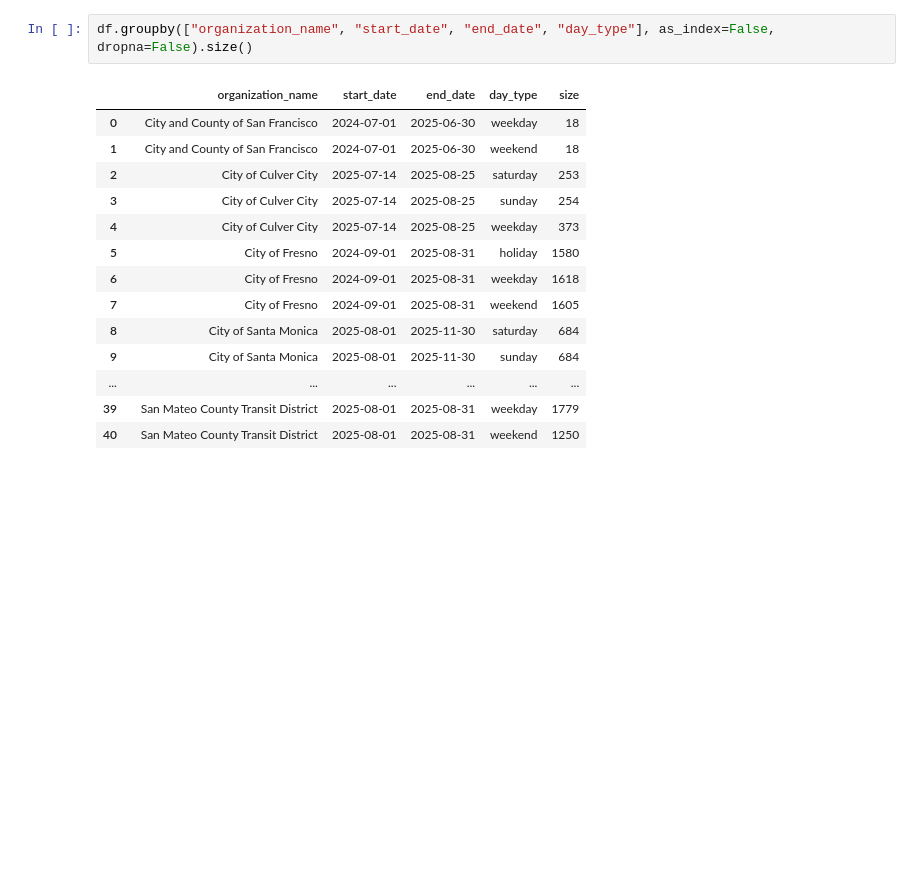
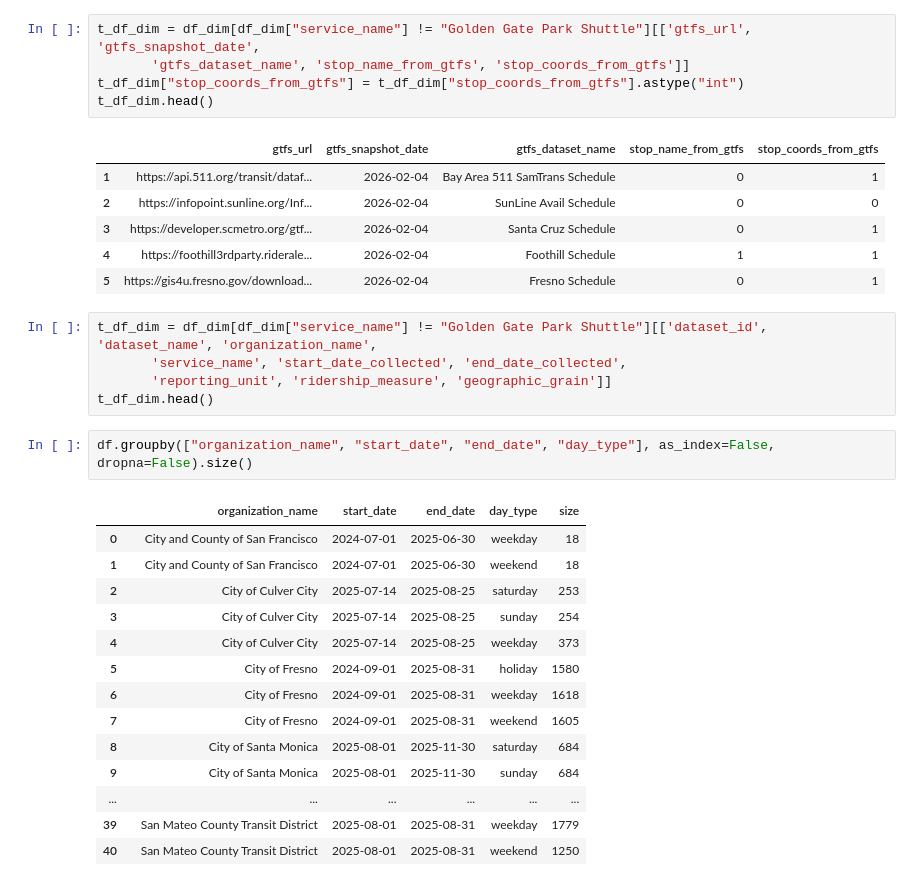
Before and after one commit to cal-itp/transit-ridership-analytics, a Jupyter notebook: quality check.ipynb, the cells around one changed output. Cells and saved outputs as stored; diff of their text form; blank space fills up the shorter version.

```diff
--- a/quality check.ipynb
+++ b/quality check.ipynb
@@ -18,3 +74,20 @@ df.head()
+# %%
+t_df_dim = df_dim[df_dim["service_name"] != "Golden Gate Park Shuttle"][['gtfs_url', 'gtfs_snapshot_date',
+       'gtfs_dataset_name', 'stop_name_from_gtfs', 'stop_coords_from_gtfs']]
+t_df_dim["stop_coords_from_gtfs"] = t_df_dim["stop_coords_from_gtfs"].astype("int")
+t_df_dim.head()
+# %% [output]
+|  | gtfs_url | gtfs_snapshot_date | gtfs_dataset_name | stop_name_from_gtfs | stop_coords_from_gtfs |
+| 1 | https://api.511.org/transit/dataf... | 2026-02-04 | Bay Area 511 SamTrans Schedule | 0 | 1 |
+| 2 | https://infopoint.sunline.org/Inf... | 2026-02-04 | SunLine Avail Schedule | 0 | 0 |
+| 3 | https://developer.scmetro.org/gtf... | 2026-02-04 | Santa Cruz Schedule | 0 | 1 |
+| 4 | https://foothill3rdparty.riderale... | 2026-02-04 | Foothill Schedule | 1 | 1 |
+| 5 | https://gis4u.fresno.gov/download... | 2026-02-04 | Fresno Schedule | 0 | 1 |
+# %%
+t_df_dim = df_dim[df_dim["service_name"] != "Golden Gate Park Shuttle"][['dataset_id', 'dataset_name', 'organization_name',
+       'service_name', 'start_date_collected', 'end_date_collected',
+       'reporting_unit', 'ridership_measure', 'geographic_grain']]
+t_df_dim.head()
 # %%
 df.groupby(["organization_name", "start_date", "end_date", "day_type"], as_index=False, dropna=False).size()
 # %% [output]
```
Also changed, not shown: parts of 6 cells of this notebook, 5 other files.
